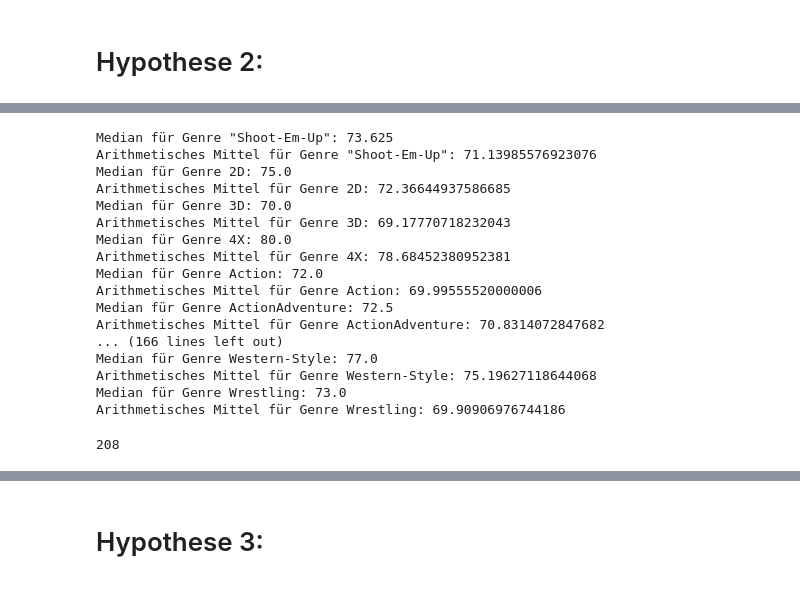
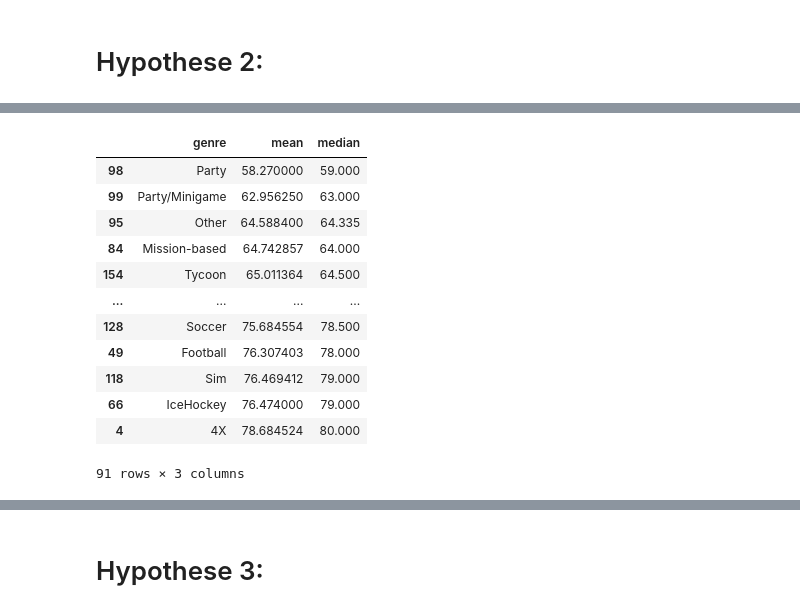
Before and after one commit to Marek-TL/BachelorThesis, a Jupyter notebook: bachelor_notebook.ipynb, the cells around one changed output, grey strips where cells are left out. Cells and saved outputs as stored; diff of their text form; code cells hidden in the pictures.

```diff
--- a/bachelor_notebook.ipynb
+++ b/bachelor_notebook.ipynb
@@ -708,6 +705,7 @@ genre10_list=metacrit_data["genre10"].unique().tolist()
 # %%
 #Erstellt aus den einzelnen Listen eine einzige Liste, bei der jedes einzigartige Genre nur einmal aufgelistet wird.
 list_of_unique_genres=sorted(np.unique(genre1_list+genre2_list+genre3_list+genre4_list+genre5_list+genre6_list+genre7_list+genre8_list+genre9_list+genre10_list))
+list_of_unique_genres.remove("nan")
 list_of_unique_genres
 # %% [output]
 ['"Beat-Em-Up"',
@@ -749,31 +743,18 @@ Median für Genre Arcade:
+# %%
+#Erstellt 2 leere DataFrames, welche mit Werten "befüllt" werden können
+data = {'genre': [],
+        'mean': [],
+        'median': []}
+
+genre_meta_df = pd.DataFrame(data)
+genre_user_df = pd.DataFrame(data)
 # %%
-
+#Überträgt das Arithmetische Mittel und den Median des MetaScores je Genre (über 30 Fälle) in einen gesonderten DataFrame
 x=1
-while x<169:
+while x<168:
     temp_df=metacrit_data[(metacrit_data["genre1"]==list_of_unique_genres[x]) | (metacrit_data["genre2"]==list_of_unique_genres[x]) | (metacrit_data["genre3"]==list_of_unique_genres[x]) | (metacrit_data["genre4"]==list_of_unique_genres[x]) | (metacrit_data["genre5"]==list_of_unique_genres[x]) | (metacrit_data["genre6"]==list_of_unique_genres[x]) | (metacrit_data["genre7"]==list_of_unique_genres[x]) | (metacrit_data["genre8"]==list_of_unique_genres[x]) | (metacrit_data["genre9"]==list_of_unique_genres[x]) | (metacrit_data["genre10"]==list_of_unique_genres[1])]
     if len(temp_df)>30:
-        print("Median für Genre " +str(list_of_unique_genres[x]) + ": " + str(temp_df["meta_score"].median()) )
-        print("Arithmetisches Mittel für Genre " +str(list_of_unique_genres[x]) + ": " + str(temp_df["meta_score"].mean()) )
+        genre_meta_df.loc[x,["genre", "mean", "median"]] = [list_of_unique_genres[x], (temp_df["meta_score"].mean()),(temp_df["meta_score"].median()) ]
+        #print("Median für Genre " +str(list_of_unique_genres[x]) + ": " + str(temp_df["meta_score"].median()) )
+        #print("Arithmetisches Mittel für Genre " +str(list_of_unique_genres[x]) + ": " + str(temp_df["meta_score"].mean()) )
     x=x+1
-# %% [output]
-Median für Genre "Shoot-Em-Up": 73.625
-Arithmetisches Mittel für Genre "Shoot-Em-Up": 71.13985576923076
-Median für Genre 2D: 75.0
-Arithmetisches Mittel für Genre 2D: 72.36644937586685
-Median für Genre 3D: 70.0
-Arithmetisches Mittel für Genre 3D: 69.17770718232043
-Median für Genre 4X: 80.0
-Arithmetisches Mittel für Genre 4X: 78.68452380952381
-Median für Genre Action: 72.0
-Arithmetisches Mittel für Genre Action: 69.99555520000006
-Median für Genre ActionAdventure: 72.5
-Arithmetisches Mittel für Genre ActionAdventure: 70.8314072847682
-... (166 lines left out)
-Median für Genre Western-Style: 77.0
-Arithmetisches Mittel für Genre Western-Style: 75.19627118644068
-Median für Genre Wrestling: 73.0
-Arithmetisches Mittel für Genre Wrestling: 69.90906976744186
-# %%
-len(temp_df)
-# %% [output]
-208
@@ -779,0 +773,16 @@ len(temp_df)
+# %%
+genre_meta_df.sort_values("mean")
+# %% [output]
+|  | genre | mean | median |
+| 98 | Party | 58.270000 | 59.000 |
+| 99 | Party/Minigame | 62.956250 | 63.000 |
+| 95 | Other | 64.588400 | 64.335 |
+| 84 | Mission-based | 64.742857 | 64.000 |
+| 154 | Tycoon | 65.011364 | 64.500 |
+| ... | ... | ... | ... |
+| 128 | Soccer | 75.684554 | 78.500 |
+| 49 | Football | 76.307403 | 78.000 |
+| 118 | Sim | 76.469412 | 79.000 |
+| 66 | IceHockey | 76.474000 | 79.000 |
+| 4 | 4X | 78.684524 | 80.000 |
+91 rows × 3 columns
```
Also changed, not shown: parts of 20 cells of this notebook, 8 other files.
